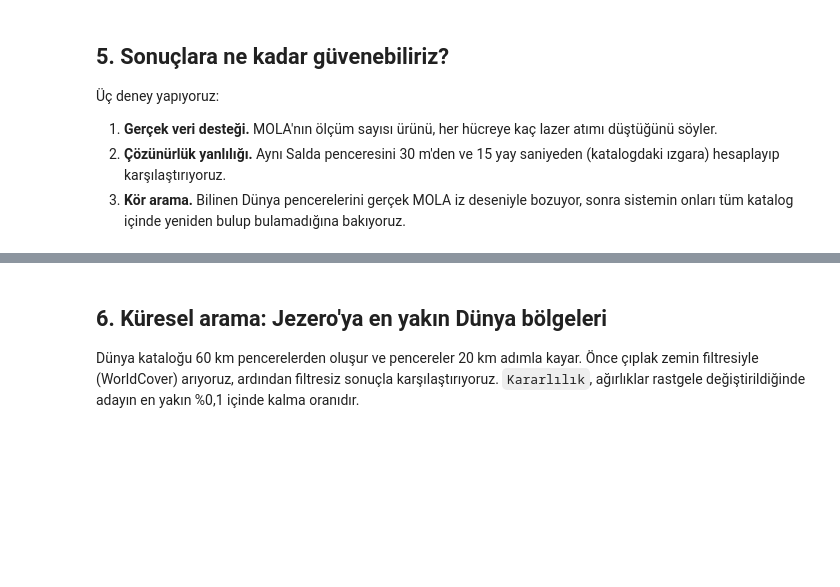
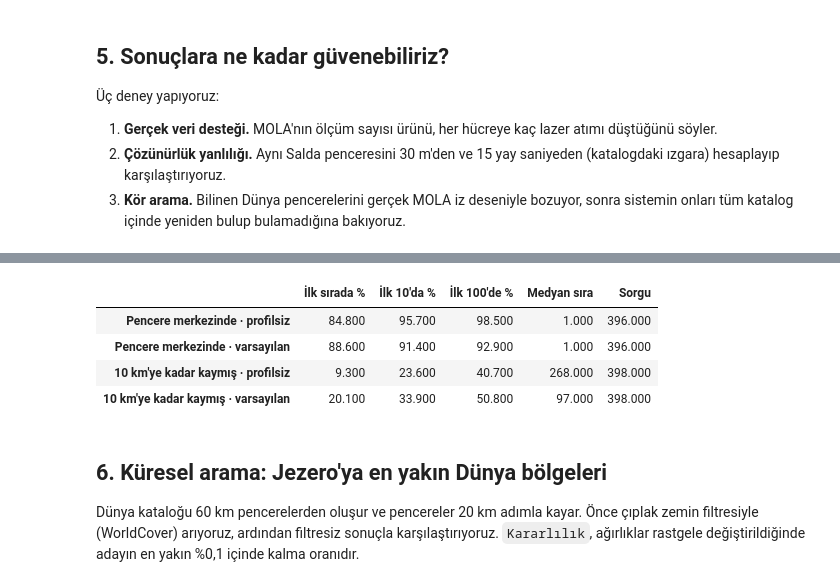
Before and after one commit to gcetin/mars_dunya_eslestirme, a Jupyter notebook: notebooks/01_jezero_salda.ipynb, the cells around one changed output, grey strips where cells are left out. Saved outputs shown, nothing was run; the diff lists cells and outputs as text; code cells hidden in the pictures; blank space fills up the shorter version.

```diff
--- a/notebooks/01_jezero_salda.ipynb
+++ b/notebooks/01_jezero_salda.ipynb
@@ -243,3 +253,24 @@ Kör arama, 399 pencere: ilk sırada %85.7, ilk 10'da %95.7, ilk 100'de %98.5; m
+# %%
+PROFILSIZ = {"slope": 0.30, "ruggedness": 0.25, "relief": 0.15, "shape": 0.30, "profile": 0.0}
+retrieval_old, _ = self_retrieval(catalog, names, counts > 0, n=400, family_weights=PROFILSIZ)
+offset = offset_retrieval(catalog, names, counts > 0, {"profilsiz": PROFILSIZ, "varsayilan": DEFAULT_WEIGHTS}, n=400)
+
+def rates(ranks):
+    return {"İlk sırada %": round((ranks == 1).mean() * 100, 1), "İlk 10'da %": round((ranks <= 10).mean() * 100, 1),
+            "İlk 100'de %": round((ranks <= 100).mean() * 100, 1), "Medyan sıra": int(ranks.median()), "Sorgu": len(ranks)}
+
+pd.DataFrame({
+    "Pencere merkezinde · profilsiz": rates(retrieval_old["rank"]),
+    "Pencere merkezinde · varsayılan": rates(retrieval["rank"]),
+    "10 km'ye kadar kaymış · profilsiz": rates(offset["rank_profilsiz"]),
+    "10 km'ye kadar kaymış · varsayılan": rates(offset["rank_varsayilan"]),
+}).T
+# %% [output]
+|  | İlk sırada % | İlk 10'da % | İlk 100'de % | Medyan sıra | Sorgu |
+| Pencere merkezinde · profilsiz | 84.800 | 95.700 | 98.500 | 1.000 | 396.000 |
+| Pencere merkezinde · varsayılan | 88.600 | 91.400 | 92.900 | 1.000 | 396.000 |
+| 10 km'ye kadar kaymış · profilsiz | 9.300 | 23.600 | 40.700 | 268.000 | 398.000 |
+| 10 km'ye kadar kaymış · varsayılan | 20.100 | 33.900 | 50.800 | 97.000 | 398.000 |
 # %% [markdown]
 ## 6. Küresel arama: Jezero'ya en yakın Dünya bölgeleri
 
```
Also changed, not shown: parts of 15 cells of this notebook, 22 other files.
